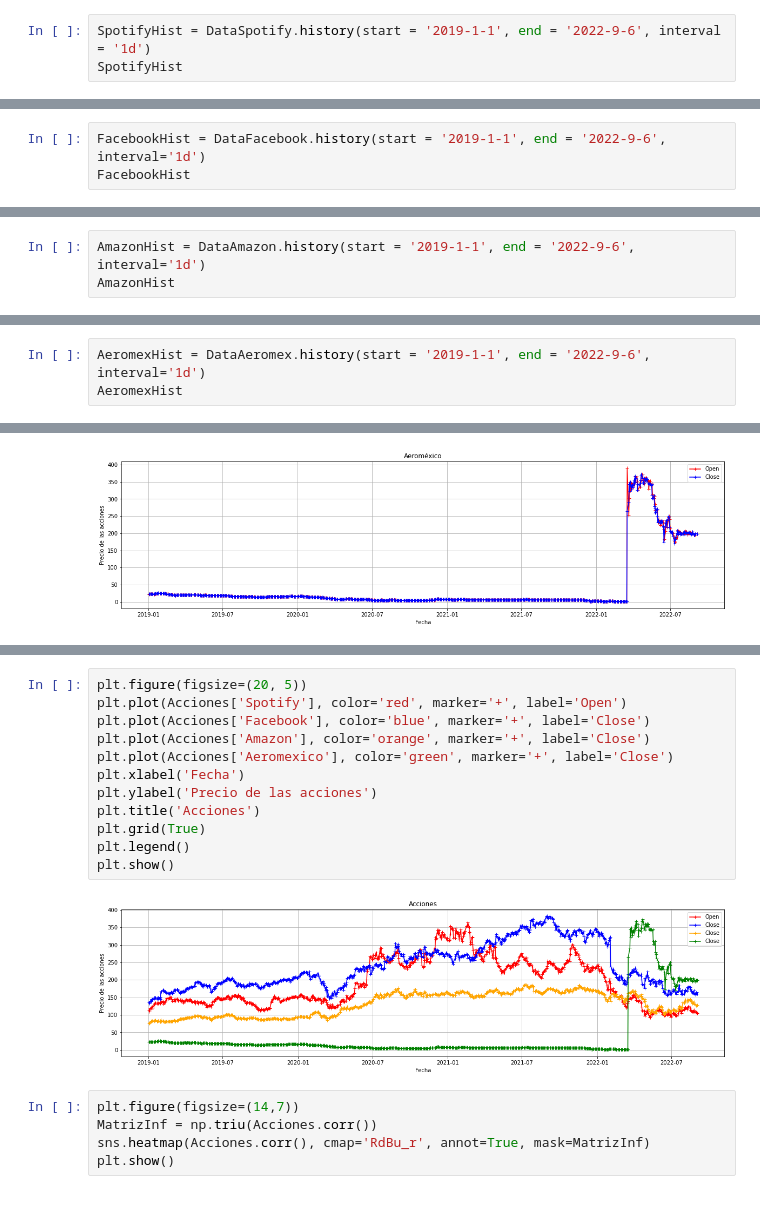
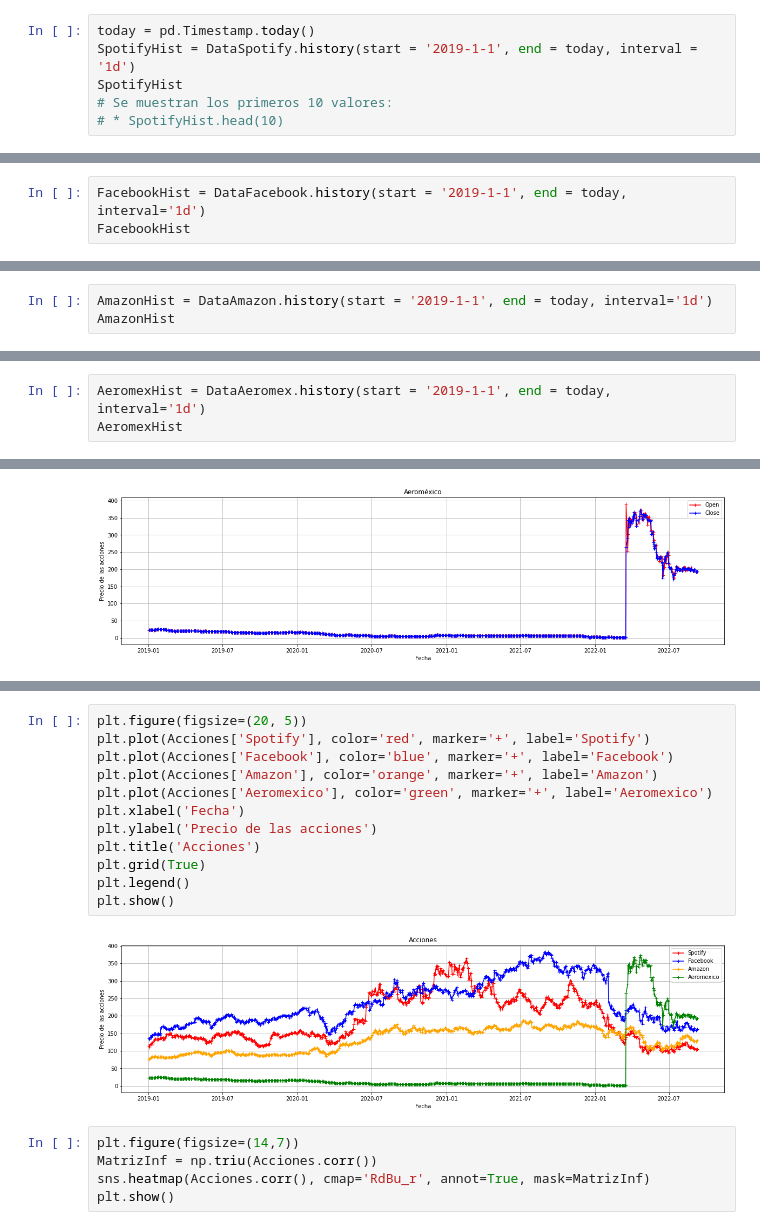
Before and after one commit to OscarCasasolaGarcia/Practicas, a Jupyter notebook: 1EDA/MD_Práctica3_EDA.ipynb, the cells around one changed output, grey strips where cells are left out. Drawn from its saved outputs; the diff is of its cells as text.

```diff
--- a/1EDA/MD_Práctica3_EDA.ipynb
+++ b/1EDA/MD_Práctica3_EDA.ipynb
@@ -51,6 +52,9 @@ DataSpotify
 # %% [output]
 yfinance.Ticker object <SPOT>
 # %%
-SpotifyHist = DataSpotify.history(start = '2019-1-1', end = '2022-9-6', interval = '1d')
+today = pd.Timestamp.today()
+SpotifyHist = DataSpotify.history(start = '2019-1-1', end = today, interval = '1d')
 SpotifyHist
+# Se muestran los primeros 10 valores:
+# * SpotifyHist.head(10)
 # %% [output]
@@ -259,7 +250,7 @@ plt.show()
 # Para Facebook
 DataFacebook = yf.Ticker('META')
 # %%
-FacebookHist = DataFacebook.history(start = '2019-1-1', end = '2022-9-6', interval='1d')
+FacebookHist = DataFacebook.history(start = '2019-1-1', end = today, interval='1d')
 FacebookHist
 # %% [output]
 |  | Open | High | Low | Close | Volume | Dividends | Stock Splits |
@@ -292,7 +285,7 @@ plt.show()
 # Para Amazon
 DataAmazon = yf.Ticker('AMZN')
 # %%
-AmazonHist = DataAmazon.history(start = '2019-1-1', end = '2022-9-6', interval='1d')
+AmazonHist = DataAmazon.history(start = '2019-1-1', end = today, interval='1d')
 AmazonHist
 # %% [output]
 |  | Open | High | Low | Close | Volume | Dividends | Stock Splits |
@@ -325,7 +320,7 @@ plt.show()
 # Para Aeroméxico
 DataAeromex = yf.Ticker('AEROMEX.MX')
 # %%
-AeromexHist = DataAeromex.history(start = '2019-1-1', end = '2022-9-6', interval='1d')
+AeromexHist = DataAeromex.history(start = '2019-1-1', end = today, interval='1d')
 AeromexHist
 # %% [output]
 |  | Open | High | Low | Close | Volume | Dividends | Stock Splits |
@@ -478,17 +473,17 @@ AccionesNN
 # %%
 plt.figure(figsize=(20, 5))
-plt.plot(Acciones['Spotify'], color='red', marker='+', label='Open')
-plt.plot(Acciones['Facebook'], color='blue', marker='+', label='Close')
-plt.plot(Acciones['Amazon'], color='orange', marker='+', label='Close')
-plt.plot(Acciones['Aeromexico'], color='green', marker='+', label='Close')
+plt.plot(Acciones['Spotify'], color='red', marker='+', label='Spotify')
+plt.plot(Acciones['Facebook'], color='blue', marker='+', label='Facebook')
+plt.plot(Acciones['Amazon'], color='orange', marker='+', label='Amazon')
+plt.plot(Acciones['Aeromexico'], color='green', marker='+', label='Aeromexico')
 plt.xlabel('Fecha')
 plt.ylabel('Precio de las acciones')
 plt.title('Acciones')
 plt.grid(True)
 plt.legend()
 plt.show()
 # %% [output]
-[figure, old version]
+[figure, new version]
 # %%
 plt.figure(figsize=(14,7))
 MatrizInf = np.triu(Acciones.corr())
```
Also changed, not shown: parts of 39 cells of this notebook, 1 other file.
